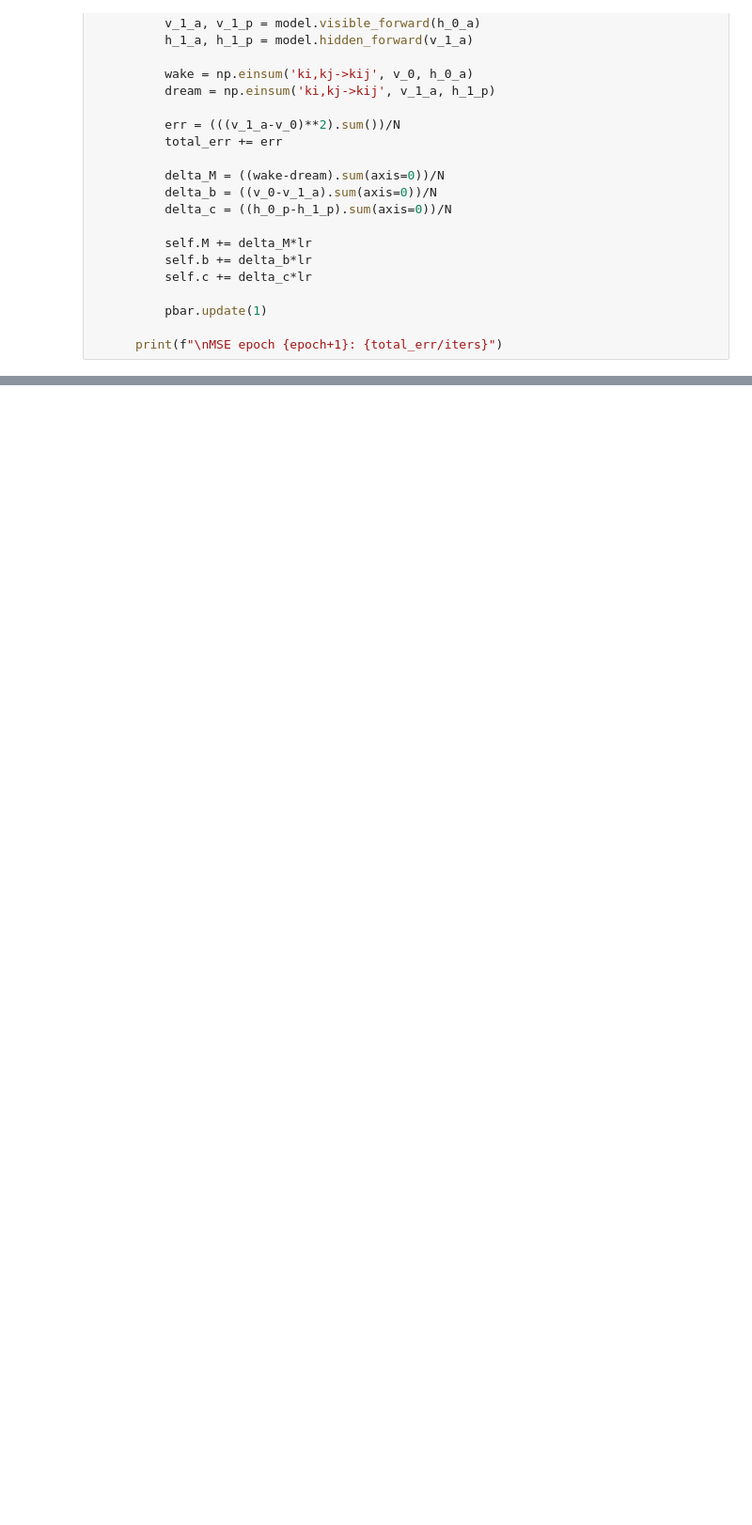
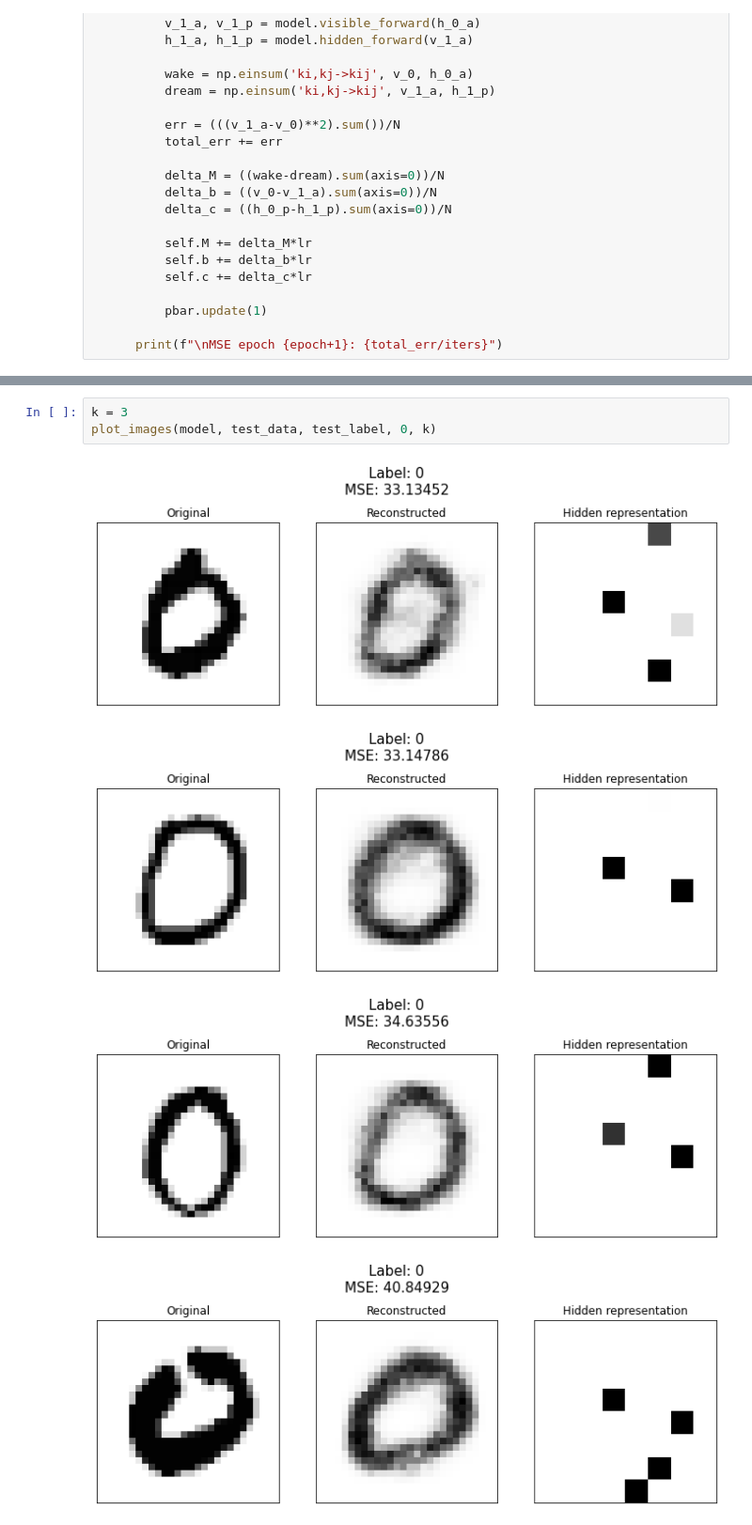
Before and after one commit to DiegoArcelli/ISPR-Midterms, a Jupyter notebook: Midterm2/Assignment2/rbm.ipynb, the cells around one changed output, grey strips where cells are left out. Shown: that part at 94% size. Drawn from its saved outputs; the diff is of its cells as text; blank space fills up the shorter version.

```diff
--- a/Midterm2/Assignment2/rbm.ipynb
+++ b/Midterm2/Assignment2/rbm.ipynb
@@ -279,0 +342,8 @@ for idx in range(10):
+# %%
+k = 3
+plot_images(model, test_data, test_label, 0, k)
+# %% [output]
+[figure, added]
+[figure, added]
+[figure, added]
+[figure, added]
```
Also changed, not shown: parts of 22 cells of this notebook.
